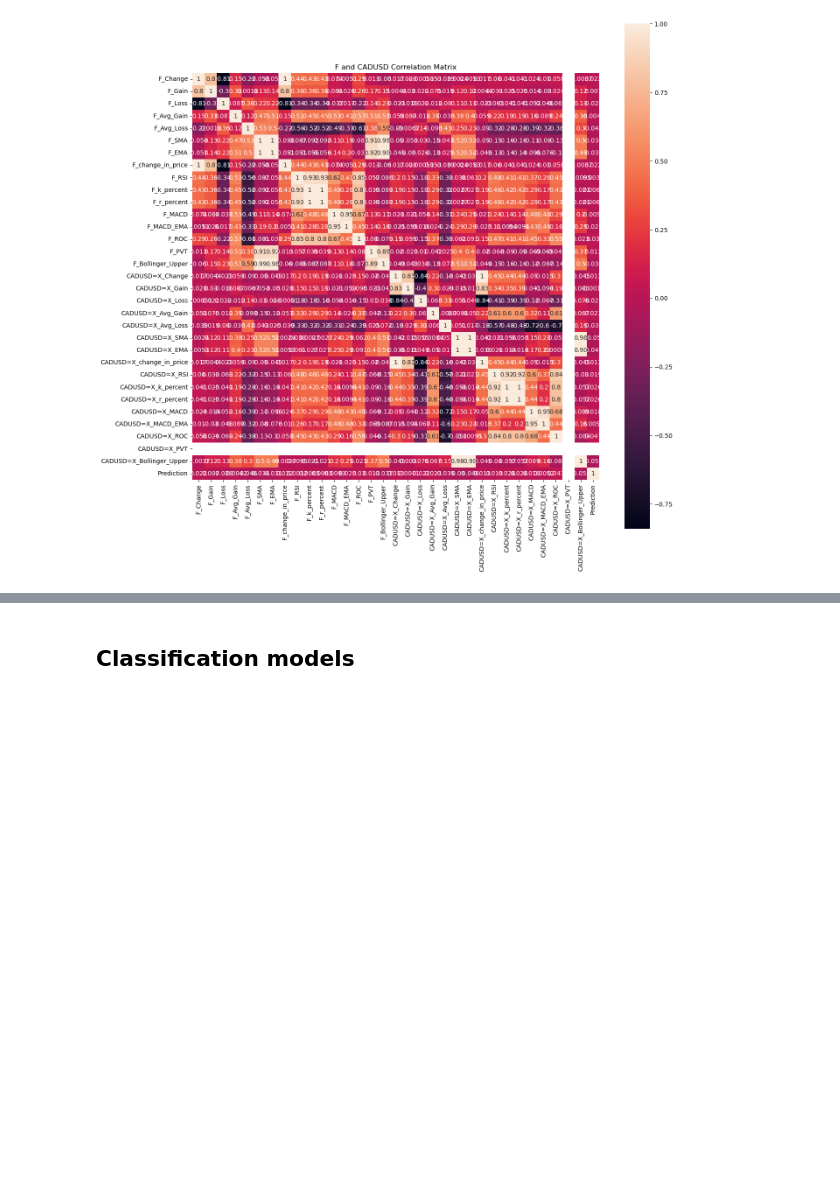
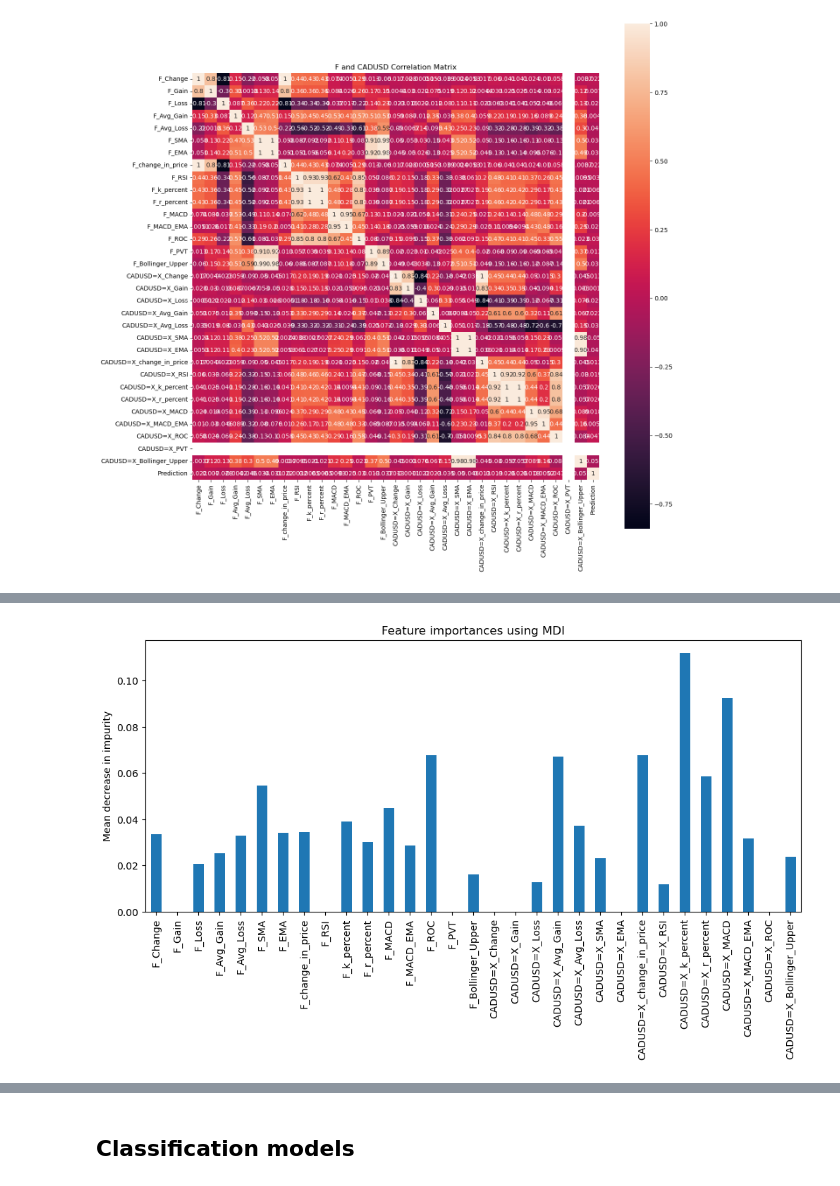
Before and after one commit to Arnabds/equity-vs-commodity, a Jupyter notebook: Kate_notebook/classification.ipynb, the cells around one changed output, grey strips where cells are left out. Drawn from its saved outputs; the diff is of its cells as text; code cells hidden in the pictures; blank space fills up the shorter version.

```diff
--- a/Kate_notebook/classification.ipynb
+++ b/Kate_notebook/classification.ipynb
@@ -141,0 +281,10 @@ plt.show()
+# %%
+# Create a based model
+rf = RandomForestClassifier()
+# Instantiate the grid search model
+grid_search = GridSearchCV(estimator = rf, param_grid = param_grid,
+                          cv = 3, n_jobs = -1, verbose = 2)
+# %%
+# Fit the grid search to the data
+grid_search.fit(X_train, y_train)
+best_grid = grid_search.best_estimator_
@@ -141,0 +333,14 @@ plt.show()
+# %%
+# Base model
+base_model = RandomForestClassifier(n_estimators = 10, random_state = 42)
+base_model.fit(X_train, y_train)
+base_accuracy = evaluate(base_model, X_test, y_test)
+print('Base model accuracy:', base_accuracy)
+
+# best grid
+best_grid = grid_search.best_estimator_
+best_accuracy = evaluate(best_grid, X_test, y_test)
+print('Best Grid search model accuracy:', best_accuracy)
+
+
+print('Improvement of {:0.2f}%.'.format(100 * (best_accuracy - base_accuracy) / base_accuracy))
@@ -141,0 +380,16 @@ plt.show()
+# %%
+feature_names = [col for col in X_train.columns]
+# %%
+importances = best_grid.feature_importances_
+
+forest_importances = pd.Series(importances, index=feature_names)
+
+
+fig, ax = plt.subplots(figsize=(12, 5))
+forest_importances.plot.bar(ax=ax)
+ax.set_title("Feature importances using MDI")
+ax.set_ylabel("Mean decrease in impurity")
+plt.show()
+#fig.tight_layout()
+# %% [output]
+[figure, added]
```
Also changed, not shown: parts of 42 cells of this notebook, 1 other file.
